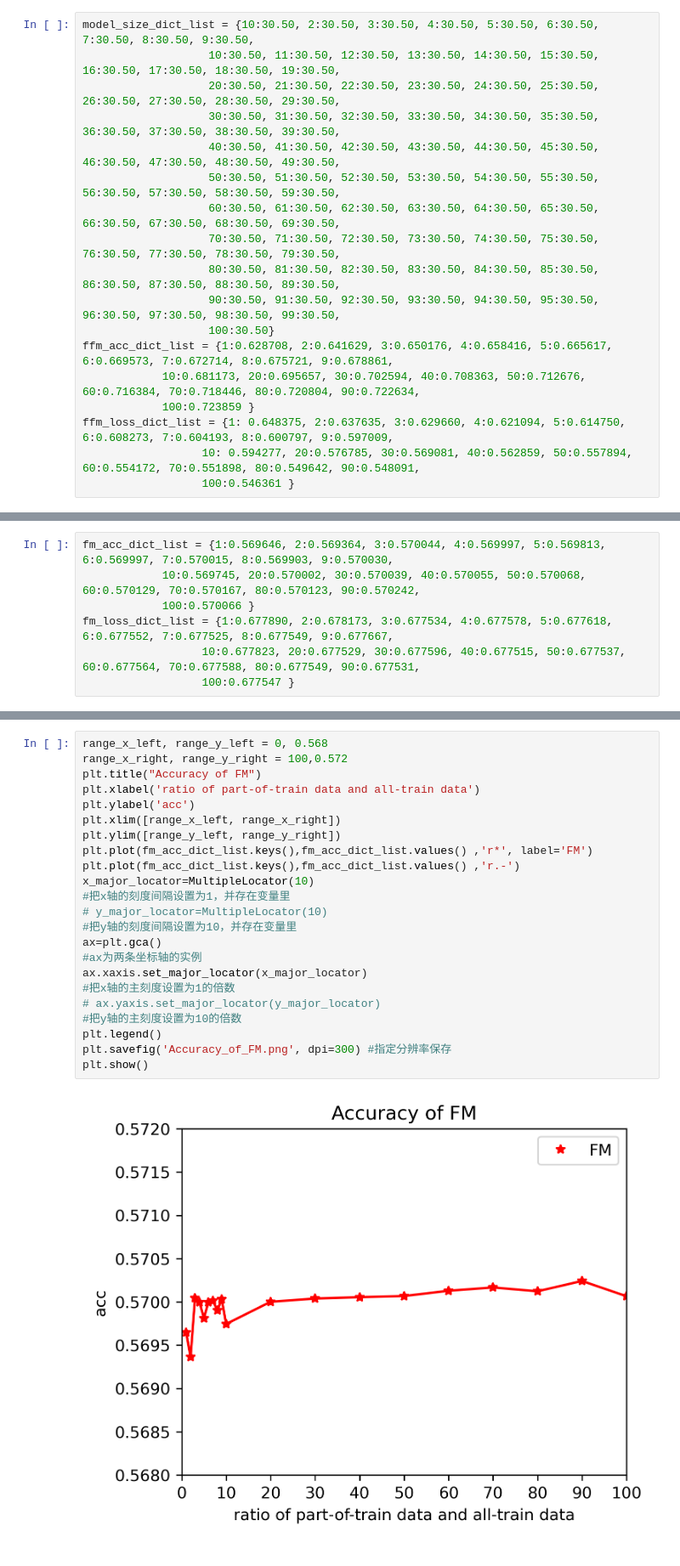
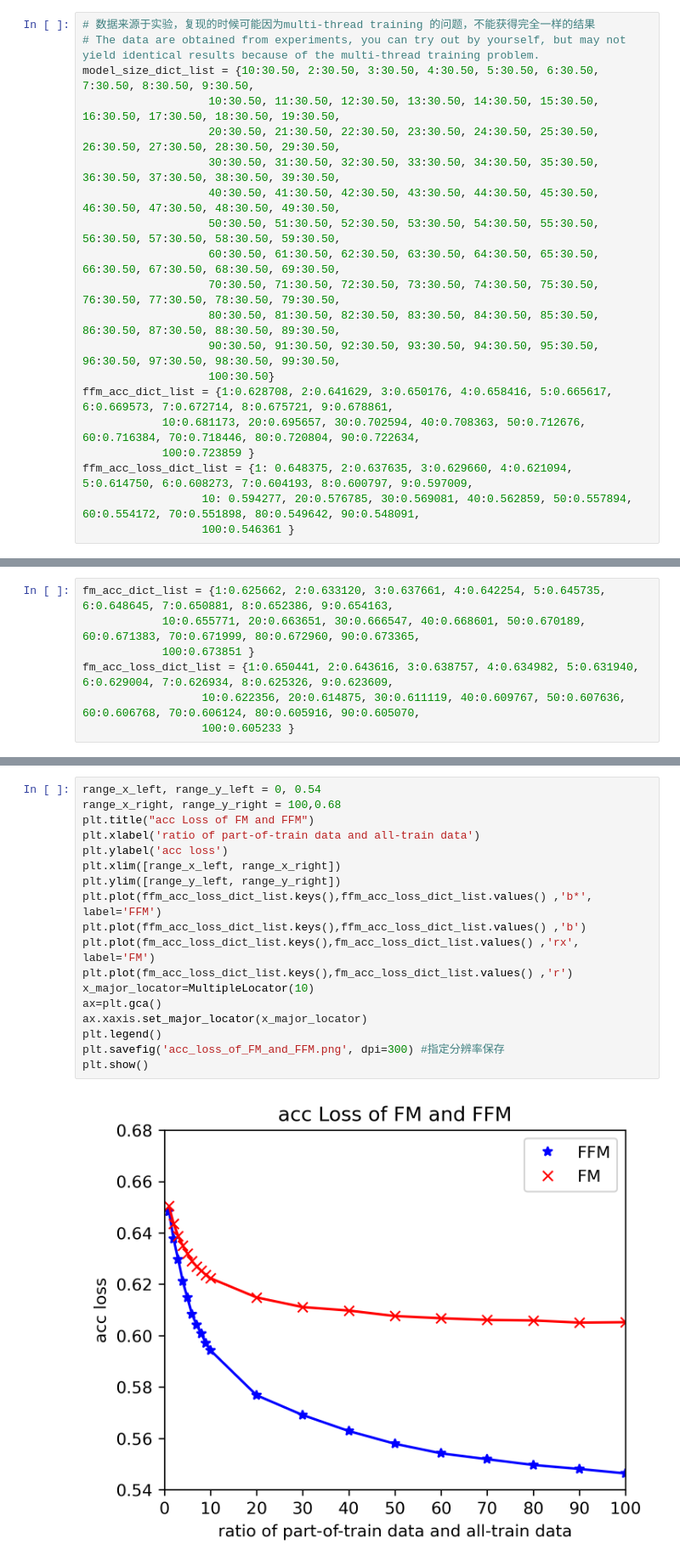
Before and after one commit to DoodleBears/cis_learn, a Jupyter notebook: dataset/kkbox/train/ffm/result_graph.ipynb, the cells around one changed output, grey strips where cells are left out. Shown at 85% size. Drawn from its saved outputs; the diff is of its cells as text.

```diff
--- a/dataset/kkbox/train/ffm/result_graph.ipynb
+++ b/dataset/kkbox/train/ffm/result_graph.ipynb
@@ -1,4 +1,6 @@
 # %%
+# 数据来源于实验，复现的时候可能因为multi-thread training 的问题，不能获得完全一样的结果
+# The data are obtained from experiments, you can try out by yourself, but may not yield identical results because of the multi-thread training problem.
 model_size_dict_list = {10:30.50, 2:30.50, 3:30.50, 4:30.50, 5:30.50, 6:30.50, 7:30.50, 8:30.50, 9:30.50,
                    10:30.50, 11:30.50, 12:30.50, 13:30.50, 14:30.50, 15:30.50, 16:30.50, 17:30.50, 18:30.50, 19:30.50,
                    20:30.50, 21:30.50, 22:30.50, 23:30.50, 24:30.50, 25:30.50, 26:30.50, 27:30.50, 28:30.50, 29:30.50,
@@ -13,6 +15,6 @@ model_size_dict_list = {10:30.50, 2:30.50, 3:30.50, 4:30.50, 5:30.50, 6:30.50, 7
 ffm_acc_dict_list = {1:0.628708, 2:0.641629, 3:0.650176, 4:0.658416, 5:0.665617, 6:0.669573, 7:0.672714, 8:0.675721, 9:0.678861,
             10:0.681173, 20:0.695657, 30:0.702594, 40:0.708363, 50:0.712676, 60:0.716384, 70:0.718446, 80:0.720804, 90:0.722634,
             100:0.723859 }
-ffm_loss_dict_list = {1: 0.648375, 2:0.637635, 3:0.629660, 4:0.621094, 5:0.614750, 6:0.608273, 7:0.604193, 8:0.600797, 9:0.597009,
+ffm_acc_loss_dict_list = {1: 0.648375, 2:0.637635, 3:0.629660, 4:0.621094, 5:0.614750, 6:0.608273, 7:0.604193, 8:0.600797, 9:0.597009,
                   10: 0.594277, 20:0.576785, 30:0.569081, 40:0.562859, 50:0.557894, 60:0.554172, 70:0.551898, 80:0.549642, 90:0.548091,
                   100:0.546361 }
@@ -19,7 +28,7 @@ ffm_loss_dict_list = {1: 0.648375, 2:0.637635, 3:0.629660, 4:0.621094, 5:0.61475
 # %%
-fm_acc_dict_list = {1:0.569646, 2:0.569364, 3:0.570044, 4:0.569997, 5:0.569813, 6:0.569997, 7:0.570015, 8:0.569903, 9:0.570030,
-            10:0.569745, 20:0.570002, 30:0.570039, 40:0.570055, 50:0.570068, 60:0.570129, 70:0.570167, 80:0.570123, 90:0.570242,
-            100:0.570066 }
-fm_loss_dict_list = {1:0.677890, 2:0.678173, 3:0.677534, 4:0.677578, 5:0.677618, 6:0.677552, 7:0.677525, 8:0.677549, 9:0.677667,
-                  10:0.677823, 20:0.677529, 30:0.677596, 40:0.677515, 50:0.677537, 60:0.677564, 70:0.677588, 80:0.677549, 90:0.677531,
-                  100:0.677547 }
+fm_acc_dict_list = {1:0.625662, 2:0.633120, 3:0.637661, 4:0.642254, 5:0.645735, 6:0.648645, 7:0.650881, 8:0.652386, 9:0.654163,
+            10:0.655771, 20:0.663651, 30:0.666547, 40:0.668601, 50:0.670189, 60:0.671383, 70:0.671999, 80:0.672960, 90:0.673365,
+            100:0.673851 }
+fm_acc_loss_dict_list = {1:0.650441, 2:0.643616, 3:0.638757, 4:0.634982, 5:0.631940, 6:0.629004, 7:0.626934, 8:0.625326, 9:0.623609,
+                  10:0.622356, 20:0.614875, 30:0.611119, 40:0.609767, 50:0.607636, 60:0.606768, 70:0.606124, 80:0.605916, 90:0.605070,
+                  100:0.605233 }
@@ -96,27 +111,22 @@ plt.show()
 # %%
-range_x_left, range_y_left = 0, 0.568
-range_x_right, range_y_right = 100,0.572
-plt.title("Accuracy of FM")
+range_x_left, range_y_left = 0, 0.54
+range_x_right, range_y_right = 100,0.68
+plt.title("acc Loss of FM and FFM")
 plt.xlabel('ratio of part-of-train data and all-train data')
-plt.ylabel('acc')
+plt.ylabel('acc loss')
 plt.xlim([range_x_left, range_x_right])
 plt.ylim([range_y_left, range_y_right])
-plt.plot(fm_acc_dict_list.keys(),fm_acc_dict_list.values() ,'r*', label='FM')
-plt.plot(fm_acc_dict_list.keys(),fm_acc_dict_list.values() ,'r.-')
+plt.plot(ffm_acc_loss_dict_list.keys(),ffm_acc_loss_dict_list.values() ,'b*', label='FFM')
+plt.plot(ffm_acc_loss_dict_list.keys(),ffm_acc_loss_dict_list.values() ,'b')
+plt.plot(fm_acc_loss_dict_list.keys(),fm_acc_loss_dict_list.values() ,'rx', label='FM')
+plt.plot(fm_acc_loss_dict_list.keys(),fm_acc_loss_dict_list.values() ,'r')
 x_major_locator=MultipleLocator(10)
-#把x轴的刻度间隔设置为1，并存在变量里
-# y_major_locator=MultipleLocator(10)
-#把y轴的刻度间隔设置为10，并存在变量里
 ax=plt.gca()
-#ax为两条坐标轴的实例
 ax.xaxis.set_major_locator(x_major_locator)
-#把x轴的主刻度设置为1的倍数
-# ax.yaxis.set_major_locator(y_major_locator)
-#把y轴的主刻度设置为10的倍数
 plt.legend()
-plt.savefig('Accuracy_of_FM.png', dpi=300) #指定分辨率保存
+plt.savefig('acc_loss_of_FM_and_FFM.png', dpi=300) #指定分辨率保存
 plt.show()
 # %% [output]
-[figure, old version]
+[figure, new version]
 # %%
 range_x_left, range_y_left = 0, 0.54
```
Also changed, not shown: parts of 7 cells of this notebook, 15 other files.
